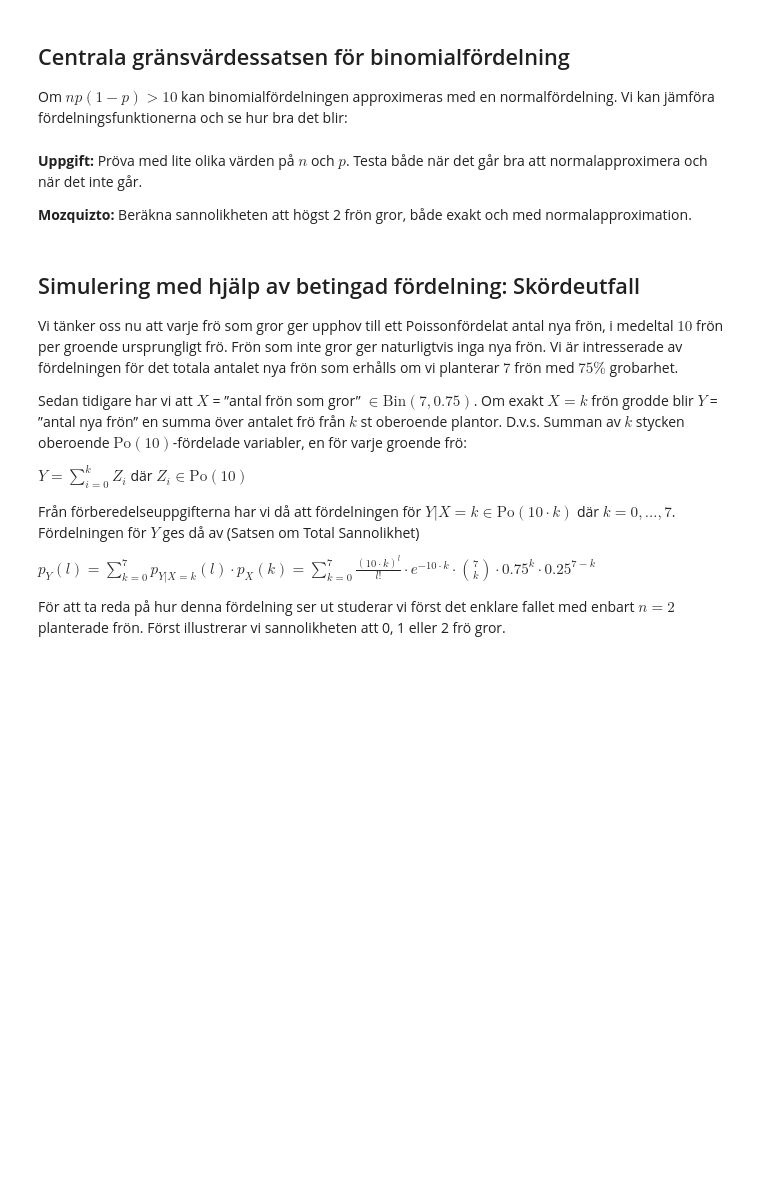
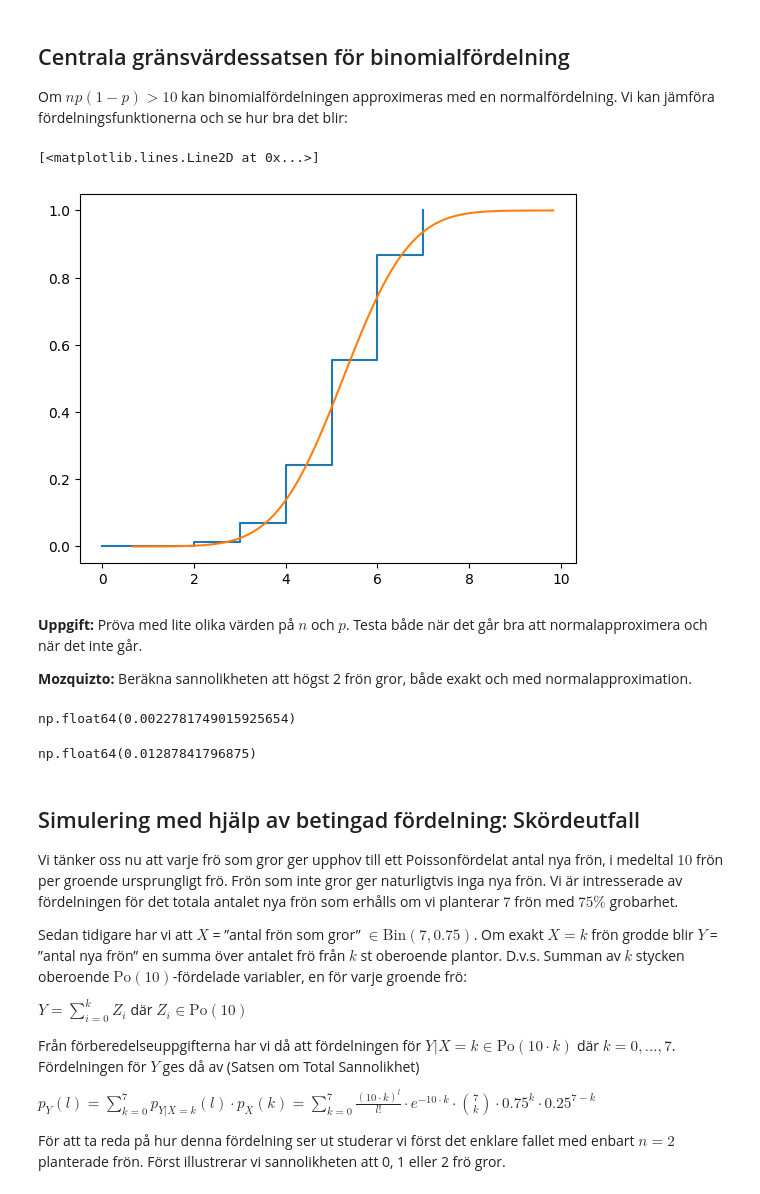
Before and after one commit to GITGUOD/FMSF20-Matematisk-statistik-allm-nkurs, a Jupyter notebook: Lab2/fmsf20_lab2_HT24.ipynb, the cells around one changed output. Cells and saved outputs as stored; diff of their text form; code cells hidden in the pictures; blank space fills up the shorter version.

```diff
--- a/Lab2/fmsf20_lab2_HT24.ipynb
+++ b/Lab2/fmsf20_lab2_HT24.ipynb
@@ -157,26 +211,33 @@ res.plot(x='x',y=['Simulering','Teoretisk'], kind='bar')
 ## Centrala gränsvärdessatsen för binomialfördelning
 Om $np(1-p) > 10$ kan binomialfördelningen approximeras med en normalfördelning. Vi kan jämföra fördelningsfunktionerna och se hur bra det blir:
 # %%
-n = ?
-p = ?
-E = ?             # väntevärde i binomialfördelning (använd n och p)
-V = ?              # varians i binomialfördelning (använd n och p)
+n = 7
+p = 0.75
+E = n*p             # väntevärde i binomialfördelning (använd n och p)
+V = n*p*(1-p)              # varians i binomialfördelning (använd n och p)
 
 #Skappa en vektor för den kontinuerliga variablen som är mu+/-4*sigma, 100 values
 x1 = np.linspace(E-4*np.sqrt(V),E+4*np.sqrt(V), 100)
 #och en vektor [0,1,2,...,n] för den diskreta tätheten
 x2 = np.arange(n+1)
 
-plt.step(x2, stats.binom.cdf(x2, ?, ?), where='post')
-plt.plot(x1, stats.norm.cdf(x1, ?, ?))      #tips: np.sqrt ger roten ur
+plt.step(x2, stats.binom.cdf(x2, n, p), where='post')
+plt.plot(x1, stats.norm.cdf(x1, E, np.sqrt(V)))      #tips: np.sqrt ger roten ur
+# %% [output]
+[<matplotlib.lines.Line2D at 0x...>]
+[figure, added]
 # %% [markdown]
 **Uppgift:** Pröva med lite olika värden på $n$ och $p$. Testa både när det går bra att normalapproximera och när det inte går.
 
 **Mozquizto:** Beräkna sannolikheten att högst 2 frön gror, både exakt och med normalapproximation.
 # %%
-stats.norm.cdf(?,?,?)
+stats.norm.cdf(2, E, np.sqrt(V))
+# %% [output]
+np.float64(0.0022781749015925654)
 # %%
-stats.binom.cdf(?,?,?)
+stats.binom.cdf(2, n, p)
+# %% [output]
+np.float64(0.01287841796875)
 # %% [markdown]
 ## Simulering med hjälp av betingad fördelning: Skördeutfall
 Vi tänker oss nu att varje frö som gror ger upphov till ett Poissonfördelat antal nya frön, i medeltal $10$ frön per groende ursprungligt frö. Frön som inte gror ger naturligtvis inga nya frön. Vi är intresserade av fördelningen för det totala antalet nya frön som erhålls om vi planterar $7$ frön med $75\%$ grobarhet.
```
Also changed, not shown: parts of 22 cells of this notebook, 3 other files.
